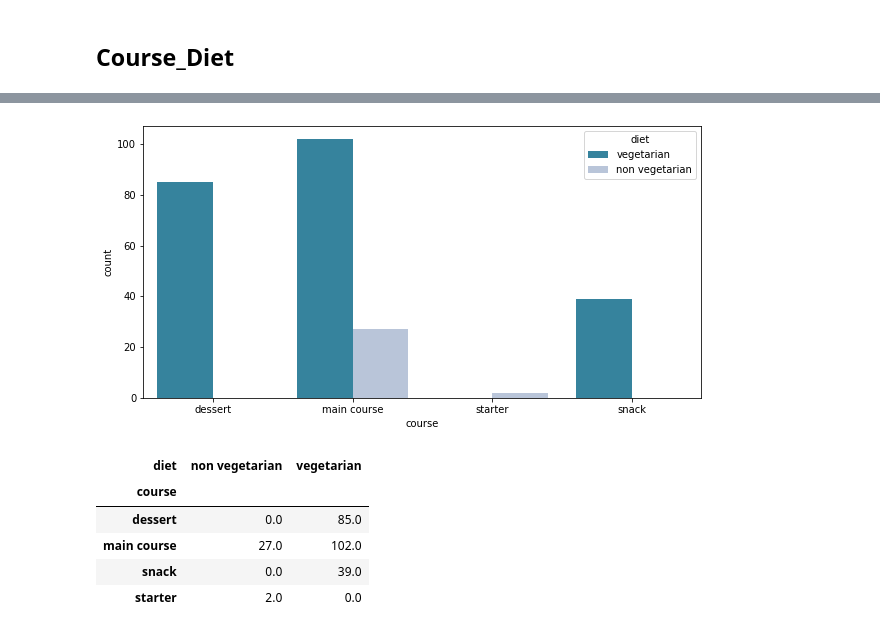
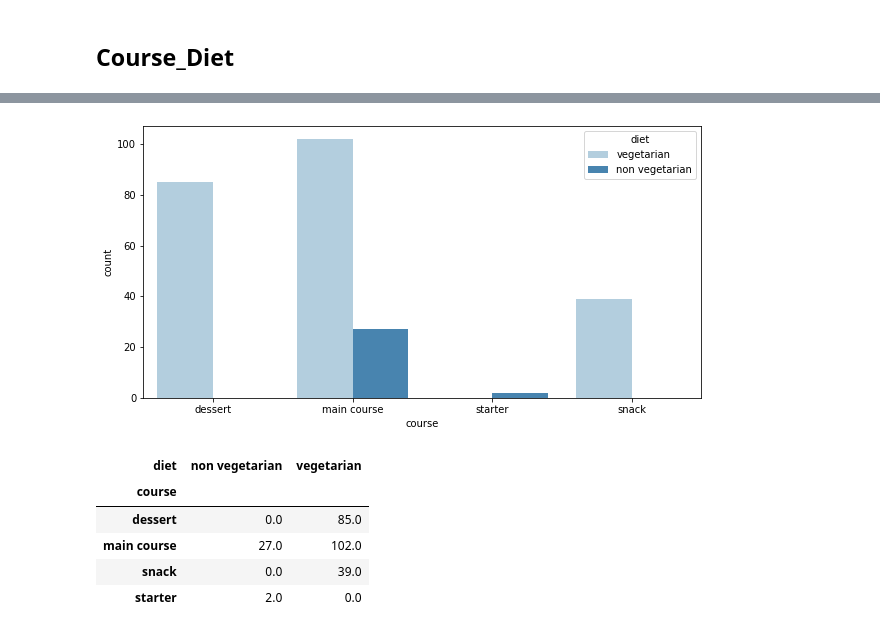
Before and after one commit to aijimenez/EDA_indian_food, a Jupyter notebook: 2Categoricals.ipynb, the cells around one changed output, grey strips where cells are left out. Cells and saved outputs as stored; diff of their text form; code cells hidden in the pictures.

```diff
--- a/2Categoricals.ipynb
+++ b/2Categoricals.ipynb
@@ -123,9 +121,9 @@ heat(table_course('diet'), "Number of Indian dishes according to taste diet and
 # %%
 plt.figure(figsize=(10,5))
-sns.countplot(x="course", hue='diet', data=indian_food, palette='PuBuGn_r')
+sns.countplot(x="course", hue='diet', data=indian_food, palette='Blues')
 plt.show()
 # %% [output]
-[figure, old version]
+[figure, new version]
 # %%
 #create DataFrame
 course_diet = (
```
Also changed, not shown: parts of 22 cells of this notebook.
